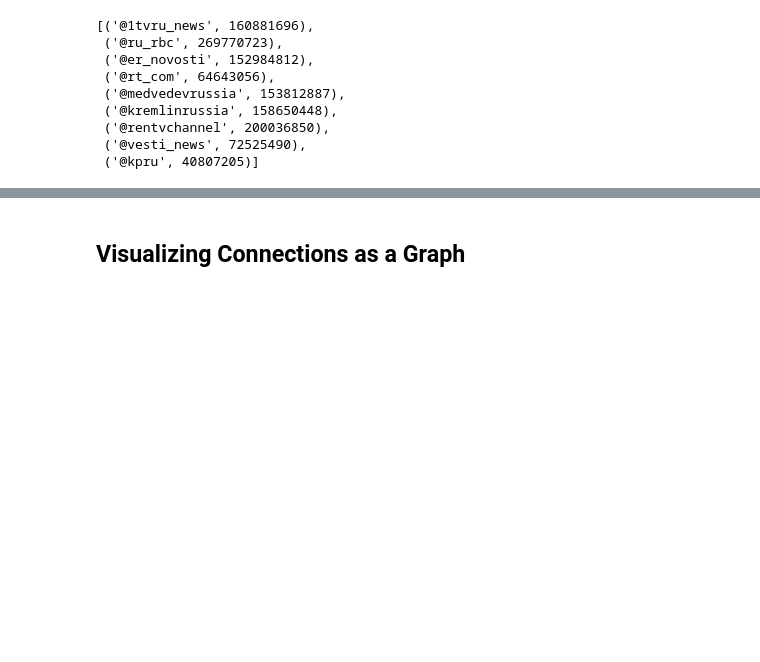
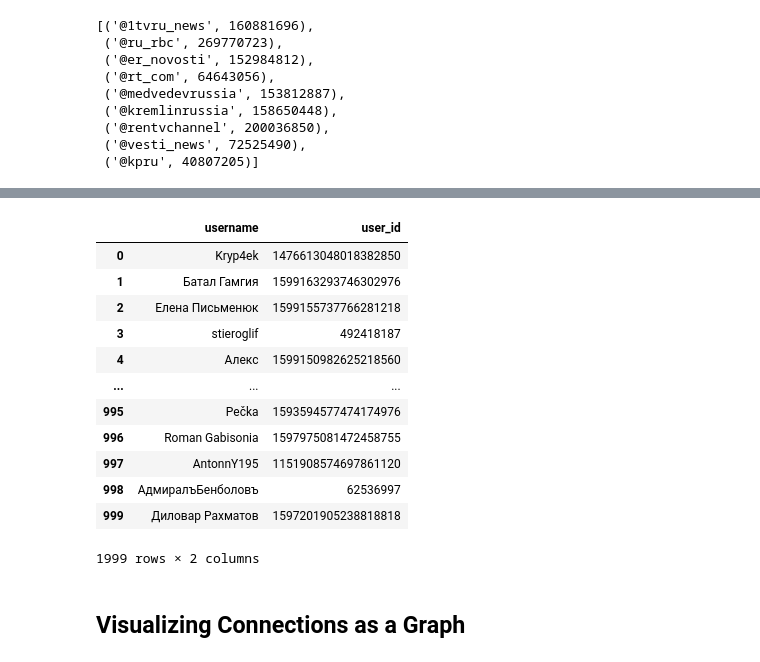
Before and after one commit to Denisfench/confirmation-bias-vis, a Jupyter notebook: confirmation_bias_vis.ipynb, the cells around one changed output, grey strips where cells are left out. Saved outputs shown, nothing was run; the diff lists cells and outputs as text; code cells hidden in the pictures; blank space fills up the shorter version.

Commit message:
adding csv followers read for other clusters

```diff
--- a/confirmation_bias_vis.ipynb
+++ b/confirmation_bias_vis.ipynb
@@ -310,16 +310,3 @@ russia_sources_rus
  ('@rentvchannel', 200036850),
  ('@vesti_news', 72525490),
  ('@kpru', 40807205)]
-# %%
-if LOAD_CLUSTERS:
-    rus_cluster = pd.DataFrame({
-        'username' : pd.Series(dtype='str'),
-        'user_id' : pd.Series(dtype='int')
-    })
-    for cluster in russia_sources_rus:
-        path_to_file = CLUSTERS_DIR + cluster[0][1:] + '_' + str(cluster[1]) + \
- '.csv'
-        if os.path.exists(path_to_file):
-            rus_cluster_followers = pd.read_csv(path_to_file, usecols=['username', 'user_id'])
-            rus_cluster = pd.concat([rus_cluster, rus_cluster_followers],
-                                    names=['username, user_id'])
@@ -342,3 +372,19 @@ rus_cluster
+# %%
+ukr_rus_cluster
+# %% [output]
+|  | username | user_id |
+| 0 | Kryp4ek | 1476613048018382850 |
+| 1 | Батал Гамгия | 1599163293746302976 |
+| 2 | Елена Письменюк | 1599155737766281218 |
+| 3 | stieroglif | 492418187 |
+| 4 | Алекс | 1599150982625218560 |
+| ... | ... | ... |
+| 995 | Pečka | 1593594577474174976 |
+| 996 | Roman Gabisonia | 1597975081472458755 |
+| 997 | AntonnY195 | 1151908574697861120 |
+| 998 | АдмиралъБенболовъ | 62536997 |
+| 999 | Диловар Рахматов | 1597201905238818818 |
+1999 rows × 2 columns
 # %% [markdown]
 <h2>Visualizing Connections as a Graph</h2>
 # %%
```
Also changed, not shown: parts of 2 cells of this notebook.
